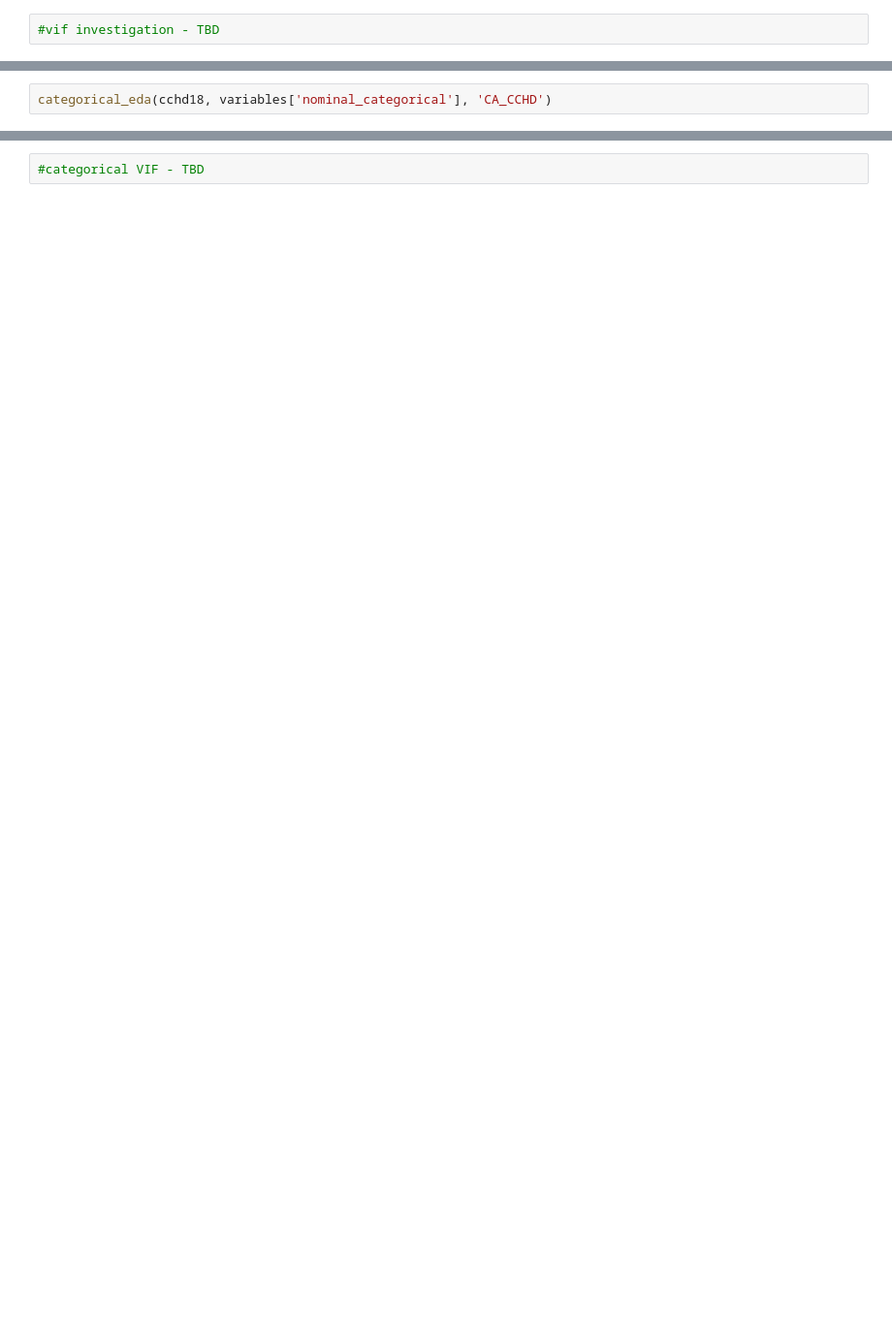
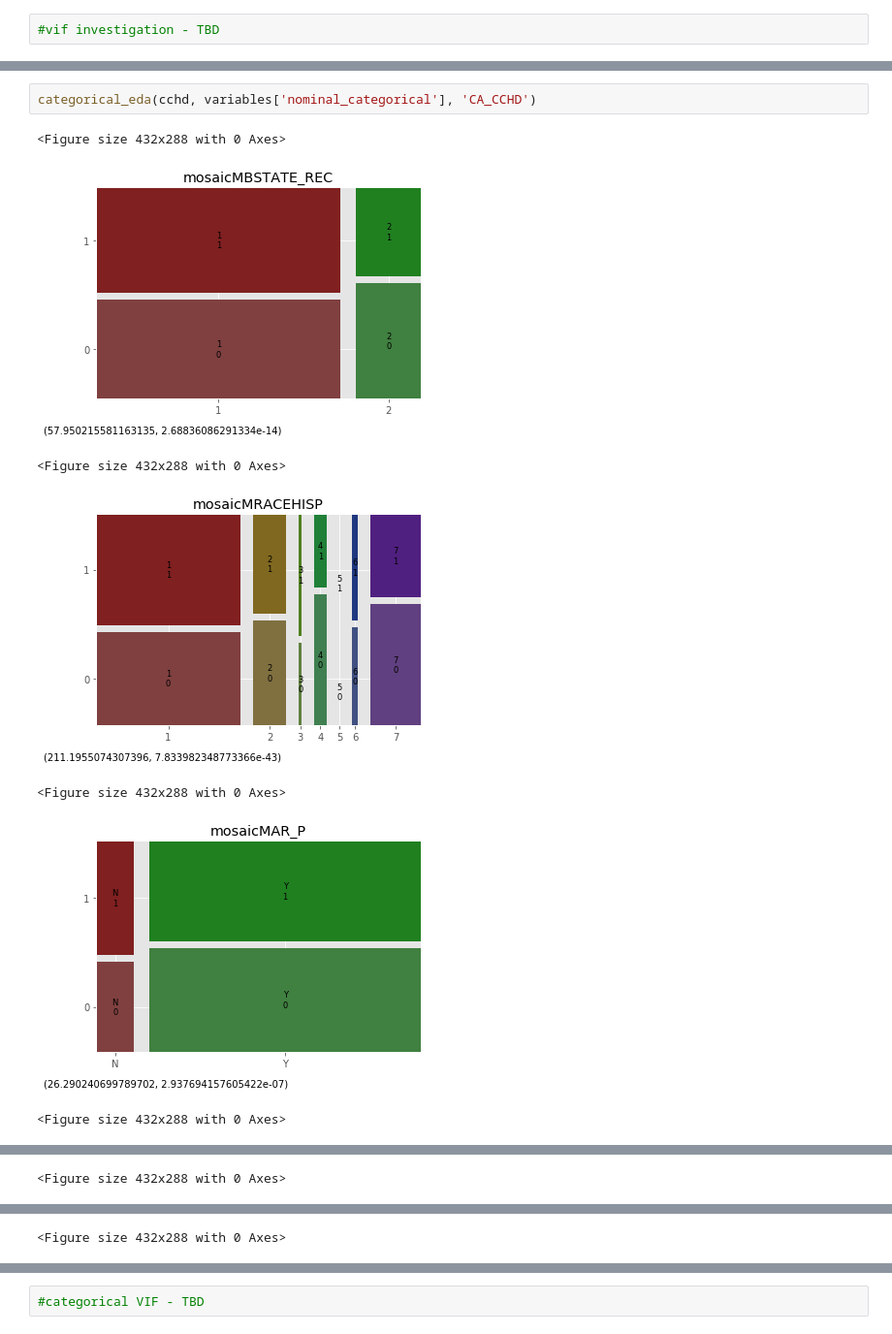
Before and after one commit to AronBerke/CDC_Natality_Analysis, a Jupyter notebook: Aron/Abnormality_Prediction.ipynb, the cells around one changed output, grey strips where cells are left out. Shown at 97% size. Cells and saved outputs as stored; diff of their text form; blank space fills up the shorter version.

```diff
--- a/Aron/Abnormality_Prediction.ipynb
+++ b/Aron/Abnormality_Prediction.ipynb
@@ -391,4 +437,12 @@ def categorical_eda(df, var_list, target_var):
         plt.title('mosaic'+x)
         plt.figtext(0,0,stats.chi2_contingency(m)[0:2])
 # %%
-categorical_eda(cchd18, variables['nominal_categorical'], 'CA_CCHD')
+categorical_eda(cchd, variables['nominal_categorical'], 'CA_CCHD')
+# %% [output]
+<Figure size 432x288 with 0 Axes>
+[figure, added]
+<Figure size 432x288 with 0 Axes>
+[figure, added]
+<Figure size 432x288 with 0 Axes>
+[figure, added]
+<Figure size 432x288 with 0 Axes>
@@ -394,0 +450 @@ categorical_eda(cchd18, variables['nominal_categorical'], 'CA_CCHD')
+<Figure size 432x288 with 0 Axes>
@@ -394,0 +452 @@ categorical_eda(cchd18, variables['nominal_categorical'], 'CA_CCHD')
+<Figure size 432x288 with 0 Axes>
```
Also changed, not shown: parts of 21 cells of this notebook.
